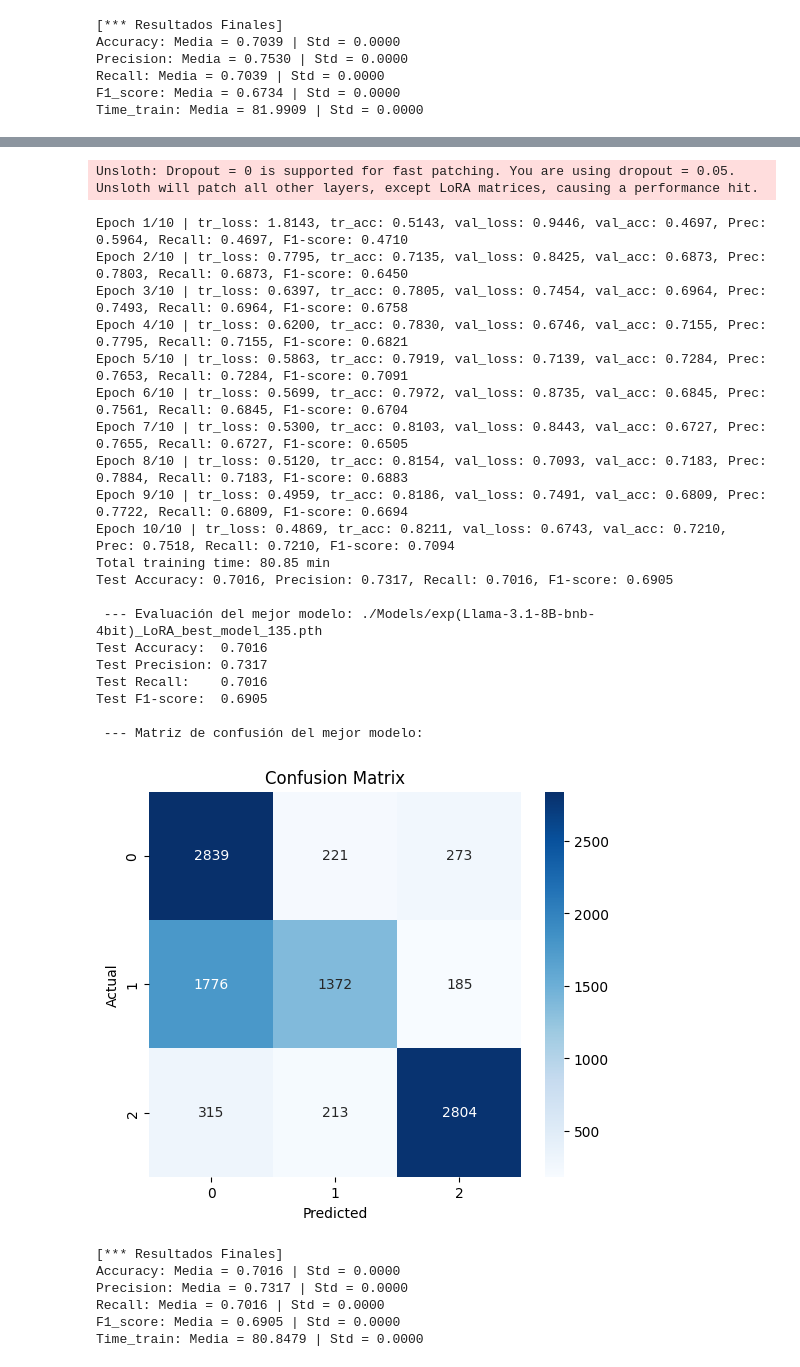
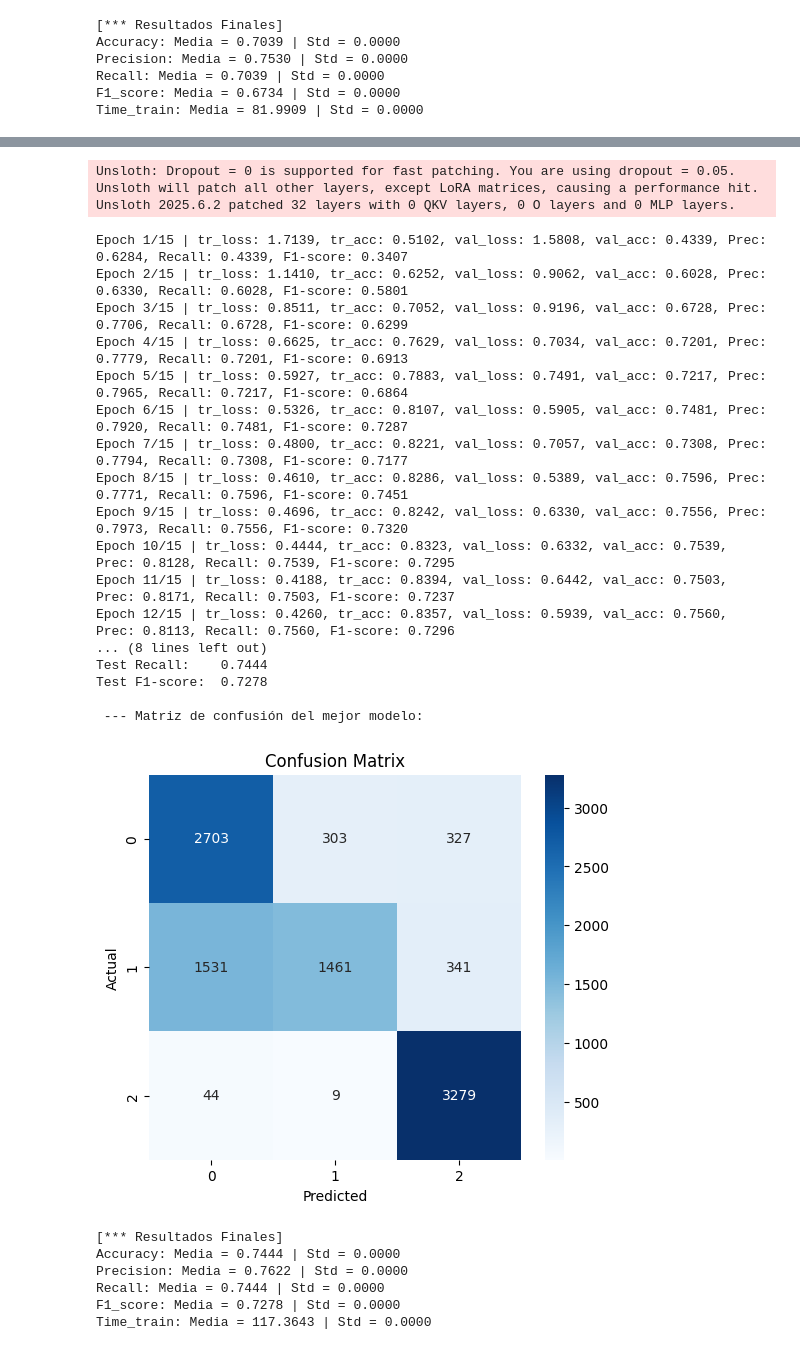
Before and after one commit to JorgeDC01/Misinformation-verification-NLI-IR, a Jupyter notebook: Default_IR_NLI_LoRA/Default_IR_NLI_LoRA.ipynb, the cells around one changed output, grey strips where cells are left out. Saved outputs shown, nothing was run; the diff lists cells and outputs as text; code cells hidden in the pictures.

```diff
--- a/Default_IR_NLI_LoRA/Default_IR_NLI_LoRA.ipynb
+++ b/Default_IR_NLI_LoRA/Default_IR_NLI_LoRA.ipynb
@@ -2002,14 +1998,14 @@ def run_experiments(tokenizer, n_experiments, model_builder, decoder_name, llm_n
         description = f"{description_base} | Run {i+1}/{n_experiments}"
 
         ### Datos
-        params = {'batch_size': 128, 'shuffle': True, 'num_workers': 0}
-        training_loader, val_loader, test_loader = inicialize_loaders(df_train, df_val, df_test, tokenizer, device, params)
+       # params = {'batch_size': 128, 'shuffle': True, 'num_workers': 0}
+       # training_loader, val_loader, test_loader = inicialize_loaders(df_train, df_val, df_test, tokenizer, device, params)
 
         model, optimizer = model_builder(decoder_name, emb_size, learning_rate, r, lora_alpha, lora_dropout, weight_decay, betas)
 
         # Entrenamiento del modelo
         hyperparams, metrics, test_metrics, cm, best_epoch, total_duration, path = train(
-                                                                                    epochs=7,
+                                                                                    epochs=15,
                                                                                     model=model,
                                                                                     training_loader=training_loader,
                                                                                     val_loader=val_loader,
@@ -2120,16 +2116,21 @@ def run_experiments(tokenizer, n_experiments, model_builder, decoder_name, llm_n
 
 ''' -------------------------------------------------------------------------------- '''
 def evaluate_test(model, test_loader, best_model_path, show_cm=None):
+    def filter_state_dict(state_dict, model_submodule):
+        model_keys = set(model_submodule.state_dict().keys())
+        filtered_dict = {k: v for k, v in state_dict.items() if k in model_keys}
+        return filtered_dict
 
     checkpoint = torch.load(best_model_path, map_location=device)
-    model.decoder.load_state_dict(checkpoint["lora"], strict=False)
+
+    lora_state_dict = filter_state_dict(checkpoint["lora"], model.decoder)
+    model.decoder.load_state_dict(lora_state_dict, strict=False)
+    model.classifier.load_state_dict(checkpoint["classifier"])
     model.linear_projection.load_state_dict(checkpoint["projection"])
-    model.classifier.load_state_dict(checkpoint["classifier"])
 
     model.eval()
 
     all_preds, all_labels = [], []
-    all_labels = []
     with torch.no_grad():
         for data in test_loader:
             inputs_embeds = data['inputs_embeds'].to(device)
@@ -2159,6 +2160,7 @@ def evaluate_test(model, test_loader, best_model_path, show_cm=None):
         plt.show()
 
     return test_metrics, cm
+
 
 
 ''' -------------------------------------------------------------------------------- '''
@@ -3516,7 +3270,7 @@ lr = 6e-4
 batch_size = 128
 dropout = 0.3
 n_experiments = 1
-
+epochs = 15
 
 run_experiments(tokenizer=tokenizer,
     n_experiments=n_experiments,
@@ -3524,7 +3278,7 @@ run_experiments(tokenizer=tokenizer,
     decoder_name=model_name,
     llm_name=model_name,
     emb_size=emb_size,
-    model_n_start=135,
+    model_n_start=150,
     description_base=f"Estudio de diferentes modelos Llama2 con LoRA. Experimento LoRA. Modelo: {model_name} - AdamW, lr={lr}, batch_size={batch_size}, n_experiments={n_experiments}",
     training_loader=training_loader,
     val_loader=val_loader,
@@ -3534,11 +3288,12 @@ run_experiments(tokenizer=tokenizer,
     dropout=dropout,
     patience=5,
     experiment="Llama-3.1-8B-bnb-4bit",
-    r=8,
+    r=10,
     lora_alpha=64,
     lora_dropout=0.05,
-    weight_decay=1e-7,
-    betas=(0.9, 0.95)
+    weight_decay=1e-5,
+    betas=(0.9, 0.95),
+    epochs=epochs
 )
 # %% [output]
 🔄 Cargando modelo: unsloth/Llama-3.1-8B-unsloth-bnb-4bit
@@ -3551,32 +3306,30 @@ O^O/ \_/ \    Torch: 2.6.0+cu124. CUDA: 8.9. CUDA Toolkit: 12.4. Triton: 3.2.0
 \        /    Bfloat16 = TRUE. FA [Xformers = 0.0.29.post3. FA2 = False]
  "-____-"     Free license: http://github.com/unslothai/unsloth
 Unsloth: Fast downloading is enabled - ignore downloading bars which are red colored!
 Unsloth: Dropout = 0 is supported for fast patching. You are using dropout = 0.05.
 Unsloth will patch all other layers, except LoRA matrices, causing a performance hit.
+Unsloth 2025.6.2 patched 32 layers with 0 QKV layers, 0 O layers and 0 MLP layers.
-Epoch 1/10 | tr_loss: 1.8143, tr_acc: 0.5143, val_loss: 0.9446, val_acc: 0.4697, Prec: 0.5964, Recall: 0.4697, F1-score: 0.4710
-Epoch 2/10 | tr_loss: 0.7795, tr_acc: 0.7135, val_loss: 0.8425, val_acc: 0.6873, Prec: 0.7803, Recall: 0.6873, F1-score: 0.6450
-Epoch 3/10 | tr_loss: 0.6397, tr_acc: 0.7805, val_loss: 0.7454, val_acc: 0.6964, Prec: 0.7493, Recall: 0.6964, F1-score: 0.6758
-Epoch 4/10 | tr_loss: 0.6200, tr_acc: 0.7830, val_loss: 0.6746, val_acc: 0.7155, Prec: 0.7795, Recall: 0.7155, F1-score: 0.6821
-Epoch 5/10 | tr_loss: 0.5863, tr_acc: 0.7919, val_loss: 0.7139, val_acc: 0.7284, Prec: 0.7653, Recall: 0.7284, F1-score: 0.7091
-Epoch 6/10 | tr_loss: 0.5699, tr_acc: 0.7972, val_loss: 0.8735, val_acc: 0.6845, Prec: 0.7561, Recall: 0.6845, F1-score: 0.6704
-Epoch 7/10 | tr_loss: 0.5300, tr_acc: 0.8103, val_loss: 0.8443, val_acc: 0.6727, Prec: 0.7655, Recall: 0.6727, F1-score: 0.6505
-Epoch 8/10 | tr_loss: 0.5120, tr_acc: 0.8154, val_loss: 0.7093, val_acc: 0.7183, Prec: 0.7884, Recall: 0.7183, F1-score: 0.6883
-Epoch 9/10 | tr_loss: 0.4959, tr_acc: 0.8186, val_loss: 0.7491, val_acc: 0.6809, Prec: 0.7722, Recall: 0.6809, F1-score: 0.6694
-Epoch 10/10 | tr_loss: 0.4869, tr_acc: 0.8211, val_loss: 0.6743, val_acc: 0.7210, Prec: 0.7518, Recall: 0.7210, F1-score: 0.7094
-Total training time: 80.85 min
-Test Accuracy: 0.7016, Precision: 0.7317, Recall: 0.7016, F1-score: 0.6905
-
- --- Evaluación del mejor modelo: ./Models/exp(Llama-3.1-8B-bnb-4bit)_LoRA_best_model_135.pth
-Test Accuracy:  0.7016
-Test Precision: 0.7317
-Test Recall:    0.7016
-Test F1-score:  0.6905
+Epoch 1/15 | tr_loss: 1.7139, tr_acc: 0.5102, val_loss: 1.5808, val_acc: 0.4339, Prec: 0.6284, Recall: 0.4339, F1-score: 0.3407
+Epoch 2/15 | tr_loss: 1.1410, tr_acc: 0.6252, val_loss: 0.9062, val_acc: 0.6028, Prec: 0.6330, Recall: 0.6028, F1-score: 0.5801
+Epoch 3/15 | tr_loss: 0.8511, tr_acc: 0.7052, val_loss: 0.9196, val_acc: 0.6728, Prec: 0.7706, Recall: 0.6728, F1-score: 0.6299
+Epoch 4/15 | tr_loss: 0.6625, tr_acc: 0.7629, val_loss: 0.7034, val_acc: 0.7201, Prec: 0.7779, Recall: 0.7201, F1-score: 0.6913
+Epoch 5/15 | tr_loss: 0.5927, tr_acc: 0.7883, val_loss: 0.7491, val_acc: 0.7217, Prec: 0.7965, Recall: 0.7217, F1-score: 0.6864
+Epoch 6/15 | tr_loss: 0.5326, tr_acc: 0.8107, val_loss: 0.5905, val_acc: 0.7481, Prec: 0.7920, Recall: 0.7481, F1-score: 0.7287
+Epoch 7/15 | tr_loss: 0.4800, tr_acc: 0.8221, val_loss: 0.7057, val_acc: 0.7308, Prec: 0.7794, Recall: 0.7308, F1-score: 0.7177
+Epoch 8/15 | tr_loss: 0.4610, tr_acc: 0.8286, val_loss: 0.5389, val_acc: 0.7596, Prec: 0.7771, Recall: 0.7596, F1-score: 0.7451
+Epoch 9/15 | tr_loss: 0.4696, tr_acc: 0.8242, val_loss: 0.6330, val_acc: 0.7556, Prec: 0.7973, Recall: 0.7556, F1-score: 0.7320
+Epoch 10/15 | tr_loss: 0.4444, tr_acc: 0.8323, val_loss: 0.6332, val_acc: 0.7539, Prec: 0.8128, Recall: 0.7539, F1-score: 0.7295
+Epoch 11/15 | tr_loss: 0.4188, tr_acc: 0.8394, val_loss: 0.6442, val_acc: 0.7503, Prec: 0.8171, Recall: 0.7503, F1-score: 0.7237
+Epoch 12/15 | tr_loss: 0.4260, tr_acc: 0.8357, val_loss: 0.5939, val_acc: 0.7560, Prec: 0.8113, Recall: 0.7560, F1-score: 0.7296
+... (8 lines left out)
+Test Recall:    0.7444
+Test F1-score:  0.7278
 
  --- Matriz de confusión del mejor modelo:
-[figure, old version]
+[figure, new version]
 [*** Resultados Finales]
-Accuracy: Media = 0.7016 | Std = 0.0000
-Precision: Media = 0.7317 | Std = 0.0000
-Recall: Media = 0.7016 | Std = 0.0000
-F1_score: Media = 0.6905 | Std = 0.0000
-Time_train: Media = 80.8479 | Std = 0.0000
+Accuracy: Media = 0.7444 | Std = 0.0000
+Precision: Media = 0.7622 | Std = 0.0000
+Recall: Media = 0.7444 | Std = 0.0000
+F1_score: Media = 0.7278 | Std = 0.0000
+Time_train: Media = 117.3643 | Std = 0.0000
```
Also changed, not shown: parts of 19 cells of this notebook, 4 other files.
